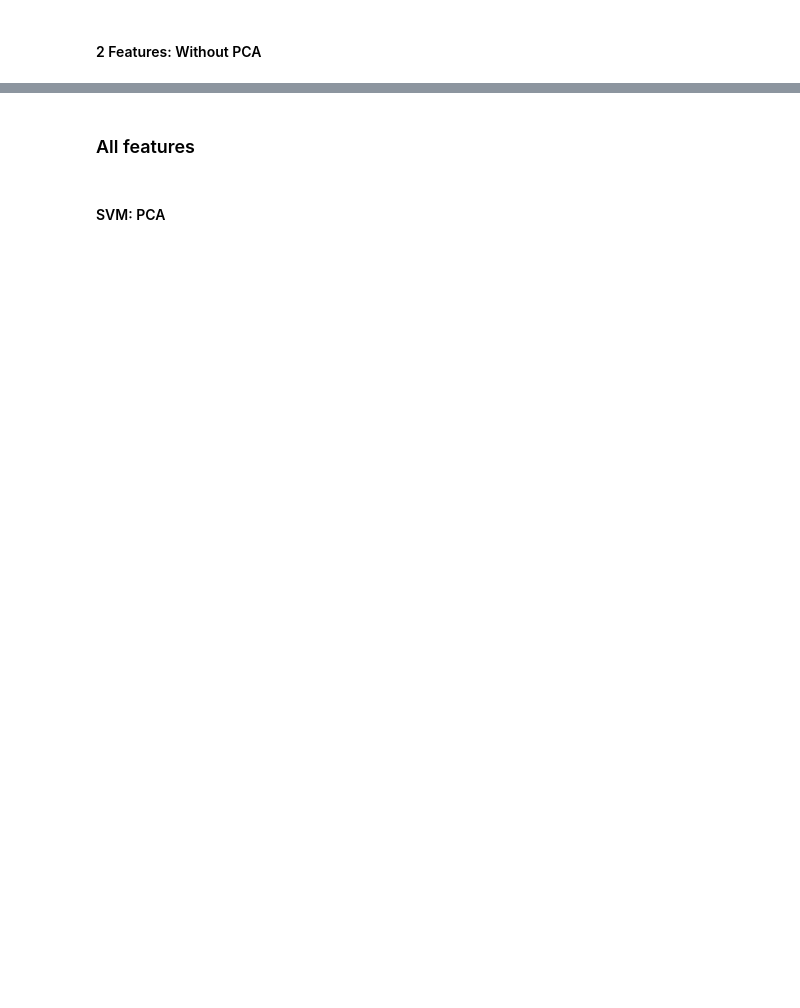
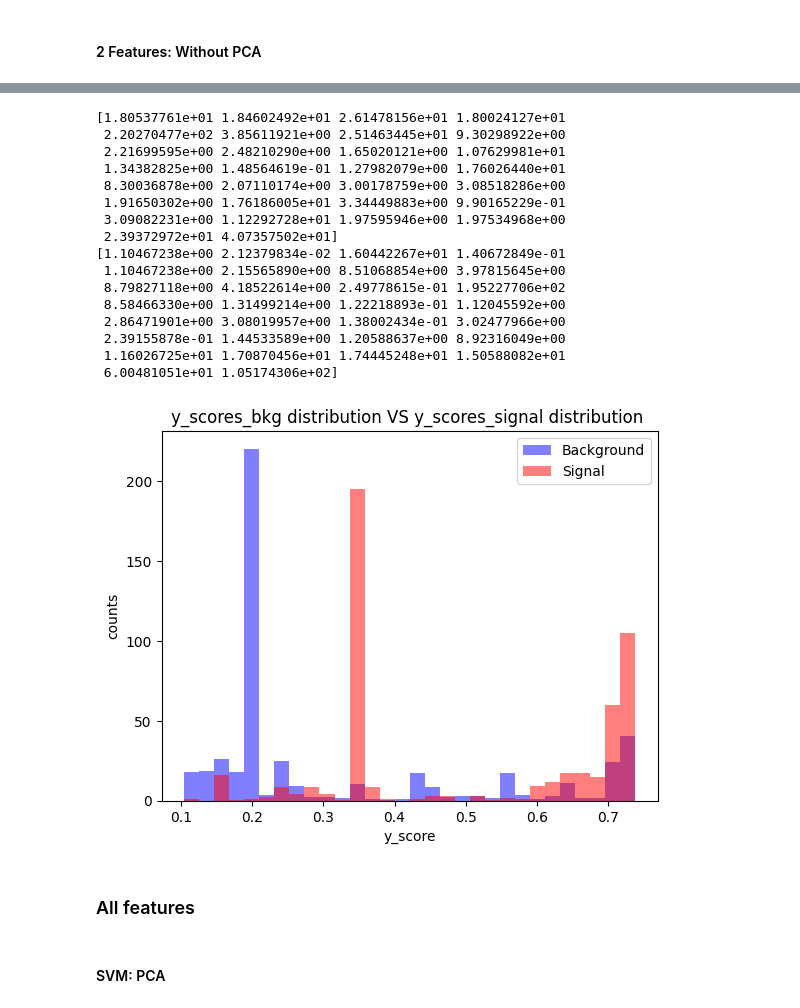
Before and after one commit to BrunaMSalgado/LIP_QML_2023, a Jupyter notebook: Bruna/tarefa_pca.ipynb, the cells around one changed output, grey strips where cells are left out. Drawn from its saved outputs; the diff is of its cells as text; code cells hidden in the pictures; blank space fills up the shorter version.

```diff
--- a/Bruna/tarefa_pca.ipynb
+++ b/Bruna/tarefa_pca.ipynb
@@ -512,3 +663,42 @@ plt.show()
+# %%
+# Plot signal and background distributions for the predicted scores with normalized counts and log scale
+
+num_bins = 30  # Number of bins
+
+# Compute the range for the bins based on the minimum and maximum values of the data
+min_value = min(min(y_test_scores[y_test == 0]), min(y_test_scores[y_test == 1]))
+max_value = max(max(y_test_scores[y_test == 0]), max(y_test_scores[y_test == 1]))
+bin_range = (min_value, max_value)
+
+counts, bins, _ = plt.hist(y_test_scores[y_test == 0], bins=num_bins, range=bin_range,  weights=w_test[y_test==0], alpha=0.5, color='b', label='Background')
+counts2, bins2, _ = plt.hist(y_test_scores[y_test == 1], bins=num_bins, range=bin_range,weights=w_test[y_test==0], alpha=0.5, color='r', label='Signal')
+
+print(counts)
+print(counts2)
+
+plt.xlabel('y_score')
+plt.ylabel('counts')
+plt.title('y_scores_bkg distribution VS y_scores_signal distribution ')
+plt.legend()
+plt.show()
+# %% [output]
+[1.80537761e+01 1.84602492e+01 2.61478156e+01 1.80024127e+01
+ 2.20270477e+02 3.85611921e+00 2.51463445e+01 9.30298922e+00
+ 2.21699595e+00 2.48210290e+00 1.65020121e+00 1.07629981e+01
+ 1.34382825e+00 1.48564619e-01 1.27982079e+00 1.76026440e+01
+ 8.30036878e+00 2.07110174e+00 3.00178759e+00 3.08518286e+00
+ 1.91650302e+00 1.76186005e+01 3.34449883e+00 9.90165229e-01
+ 3.09082231e+00 1.12292728e+01 1.97595946e+00 1.97534968e+00
+ 2.39372972e+01 4.07357502e+01]
+[1.10467238e+00 2.12379834e-02 1.60442267e+01 1.40672849e-01
+ 1.10467238e+00 2.15565890e+00 8.51068854e+00 3.97815645e+00
+ 8.79827118e+00 4.18522614e+00 2.49778615e-01 1.95227706e+02
+ 8.58466330e+00 1.31499214e+00 1.22218893e-01 1.12045592e+00
+ 2.86471901e+00 3.08019957e+00 1.38002434e-01 3.02477966e+00
+ 2.39155878e-01 1.44533589e+00 1.20588637e+00 8.92316049e+00
+ 1.16026725e+01 1.70870456e+01 1.74445248e+01 1.50588082e+01
+ 6.00481051e+01 1.05174306e+02]
+[figure, added]
 # %% [markdown]
 ### All features
 # %%
```
Also changed, not shown: parts of 37 cells of this notebook, 3 other files.
